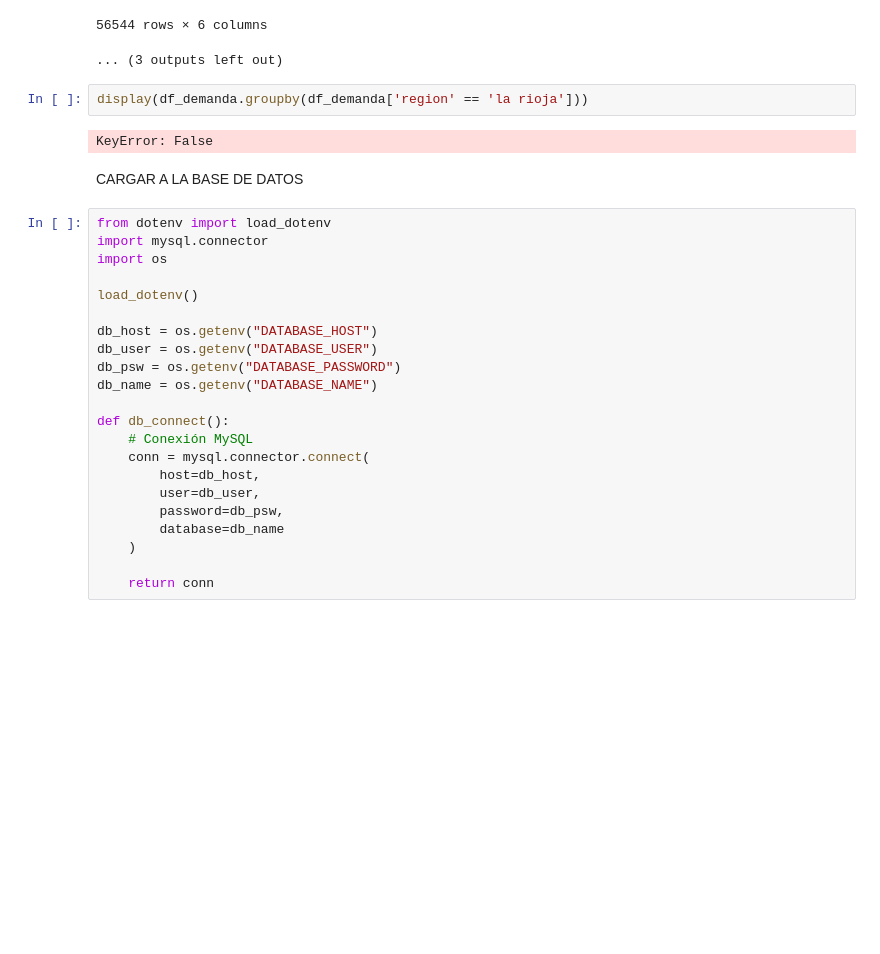
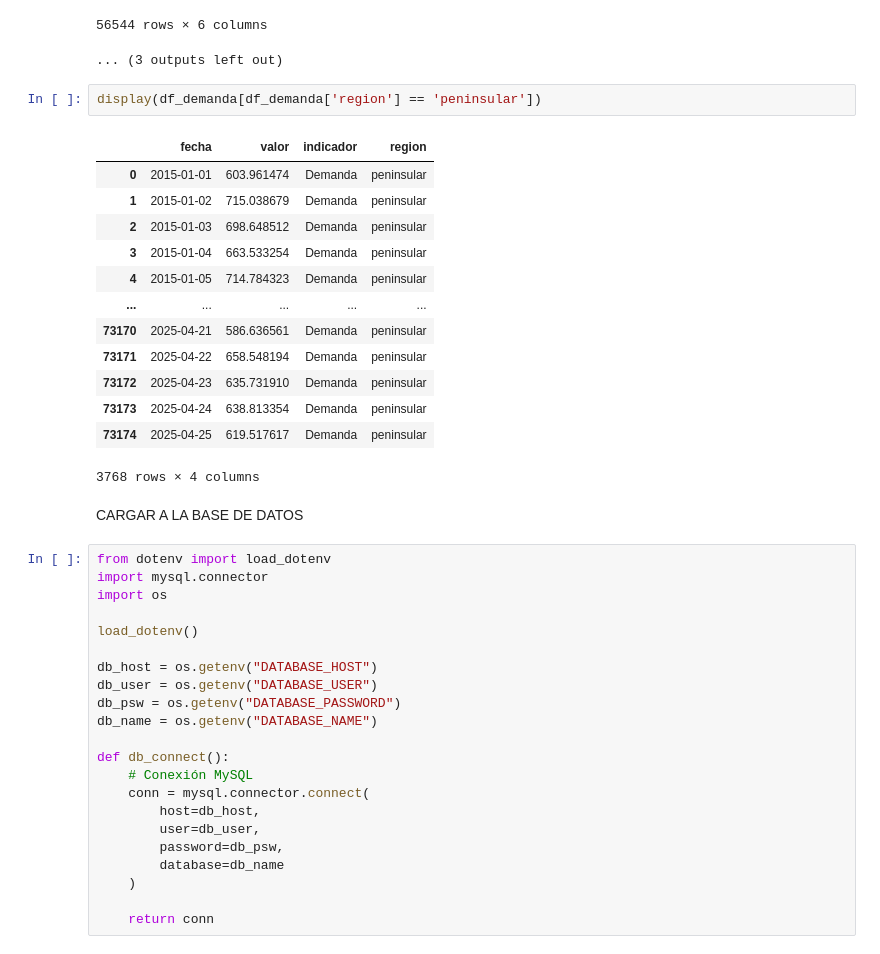
Before and after one commit to Yukiolion/Redes-El-ctricas-Espa-a, a Jupyter notebook: database/notebook/db_builder.ipynb, the cells around one changed output. Saved outputs shown, nothing was run; the diff lists cells and outputs as text; blank space fills up the shorter version.

```diff
--- a/database/notebook/db_builder.ipynb
+++ b/database/notebook/db_builder.ipynb
@@ -743,9 +743,21 @@ Generación:
 56544 rows × 6 columns
 ... (3 outputs left out)
 # %%
-display(df_demanda.groupby(df_demanda['region' == 'la rioja']))
+display(df_demanda[df_demanda['region'] == 'peninsular'])
 # %% [output]
+|  | fecha | valor | indicador | region |
+| 0 | 2015-01-01 | 603.961474 | Demanda | peninsular |
+| 1 | 2015-01-02 | 715.038679 | Demanda | peninsular |
+| 2 | 2015-01-03 | 698.648512 | Demanda | peninsular |
+| 3 | 2015-01-04 | 663.533254 | Demanda | peninsular |
+| 4 | 2015-01-05 | 714.784323 | Demanda | peninsular |
+| ... | ... | ... | ... | ... |
+| 73170 | 2025-04-21 | 586.636561 | Demanda | peninsular |
+| 73171 | 2025-04-22 | 658.548194 | Demanda | peninsular |
+| 73172 | 2025-04-23 | 635.731910 | Demanda | peninsular |
+| 73173 | 2025-04-24 | 638.813354 | Demanda | peninsular |
+| 73174 | 2025-04-25 | 619.517617 | Demanda | peninsular |
-KeyError: False
+3768 rows × 4 columns
 # %% [markdown]
 CARGAR A LA BASE DE DATOS
 # %%
```
Also changed, not shown: 27 other files.
